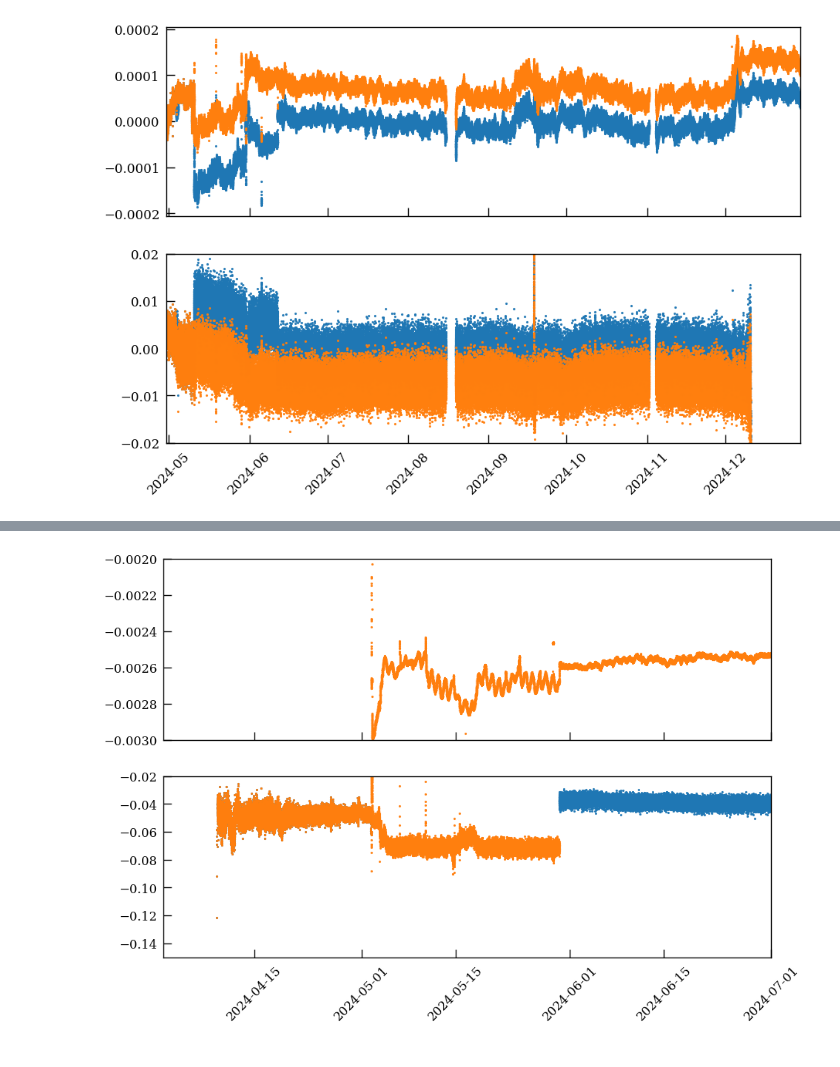
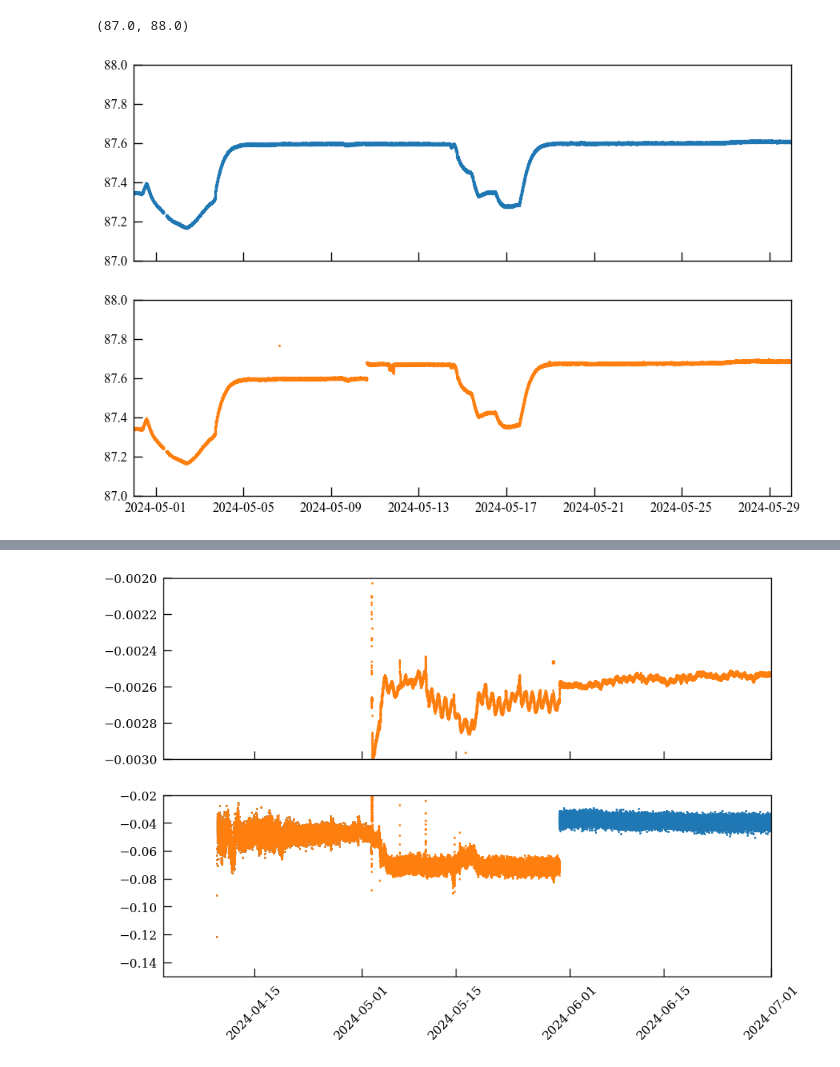
Before and after one commit to jcapo96/rtd, a Jupyter notebook: pdhd/ana/np04_mux.ipynb, the cells around one changed output, grey strips where cells are left out. Saved outputs shown, nothing was run; the diff lists cells and outputs as text; code cells hidden in the pictures.

```diff
--- a/pdhd/ana/np04_mux.ipynb
+++ b/pdhd/ana/np04_mux.ipynb
@@ -53,19 +89,31 @@ mux2_corr.loc[mux2_corr.index >= pd.Timestamp("2024-06-11 17:00:00")] += 0.00007
 # %%
-fig, ax = plt.subplots(2, 1, figsize=(10.6, 7), sharex=True)
-ax[0].plot((mux1.data-mux2.data).index.values, (mux1.data-mux2.data).values, ".", label="MUX1", color="tab:blue", alpha=0.9)
-ax[0].plot((mux1.data-mux2.data).index.values, (mux1.data-mux2_corr).values, ".", label="MUX1", color="tab:orange", alpha=0.9)
-ax[0].set_xlim(pd.Timestamp("2024-4-30 00:00:00"), pd.Timestamp("2024-12-30 00:00:00"))
-ax[1].plot((dataset.data["TE0024"]/mux1.data - dataset.data["TE0025"]/mux2.data).index.values,
-           (dataset.data["TE0024"]/mux1.data - dataset.data["TE0025"]/mux2.data).values,
-           ".", label="Ambient", color="tab:blue", alpha=0.9)
-ax[1].plot((dataset.data["TE0024"]/mux1.data - dataset.data["TE0025"]/mux2_corr).index.values,
-           (dataset.data["TE0024"]/mux1.data - dataset.data["TE0025"]/mux2_corr).values,
-           ".", label="Ambient", color="tab:orange", alpha=0.9)
-ax[1].set_ylim(-0.02,0.02)
-ax[1].tick_params(axis='x', rotation=45)
-# ax.plot((mux1.data-mux3.data).index.values, (mux1.data-mux3.data).values, ".", label="MUX1", color="tab:blue", alpha=0.9)
+# fig, ax = plt.subplots(2, 1, figsize=(10.6, 7), sharex=True)
+# ax[0].plot((mux1.data-mux2.data).index.values, (mux1.data-mux2.data).values, ".", label="MUX1", color="tab:blue", alpha=0.9)
+# ax[0].plot((mux1.data-mux2.data).index.values, (mux1.data-mux2_corr).values, ".", label="MUX1", color="tab:orange", alpha=0.9)
+# ax[0].set_xlim(pd.Timestamp("2024-4-30 00:00:00"), pd.Timestamp("2024-12-30 00:00:00"))
+# ax[1].plot((dataset.data["TE0024"]/mux1.data - dataset.data["TE0025"]/mux2.data).index.values,
+#            (dataset.data["TE0024"]/mux1.data - dataset.data["TE0025"]/mux2.data).values,
+#            ".", label="Ambient", color="tab:blue", alpha=0.9)
+# ax[1].plot((dataset.data["TE0024"]/mux1.data - dataset.data["TE0025"]/mux2_corr).index.values,
+#            (dataset.data["TE0024"]/mux1.data - dataset.data["TE0025"]/mux2_corr).values,
+#            ".", label="Ambient", color="tab:orange", alpha=0.9)
+# ax[1].set_ylim(-0.02,0.02)
+# ax[1].tick_params(axis='x', rotation=45)
+# # ax.plot((mux1.data-mux3.data).index.values, (mux1.data-mux3.data).values, ".", label="MUX1", color="tab:blue", alpha=0.9)
-# %% [output]
-[figure, removed]
+# %%
+fig, ax = plt.subplots(2, 1, figsize=(10.6, 7), sharex=True)
+sensor1 = sensorClasses.Sensor(dataset=dataset, id=39644)
+sensor2 = sensorClasses.Sensor(dataset=dataset, id=39630)
+sensor1.muxCorrection()
+sensor2.muxCorrection()
+ax[0].plot((sensor1.data).index.values, (sensor1.data).values, ".", label="Sensor 1", color="tab:blue", alpha=0.9)
+ax[0].set_ylim(87, 88)
+ax[0].set_xlim(pd.Timestamp("2024-4-30 00:00:00"), pd.Timestamp("2024-5-30 00:00:00"))
+ax[1].plot((sensor2.data).index.values, (sensor2.data).values, ".", label="Sensor 2", color="tab:orange", alpha=0.9)
+ax[1].set_ylim(87, 88)
+# %% [output]
+(87.0, 88.0)
+[figure, added]
 # %%
 fig, ax = plt.subplots(2, 1, figsize=(10.6, 7), sharex=True)
 sensor1 = sensorClasses.Sensor(dataset=dataset, id=39644)
```
Also changed, not shown: parts of 7 cells of this notebook, 37 other files.
